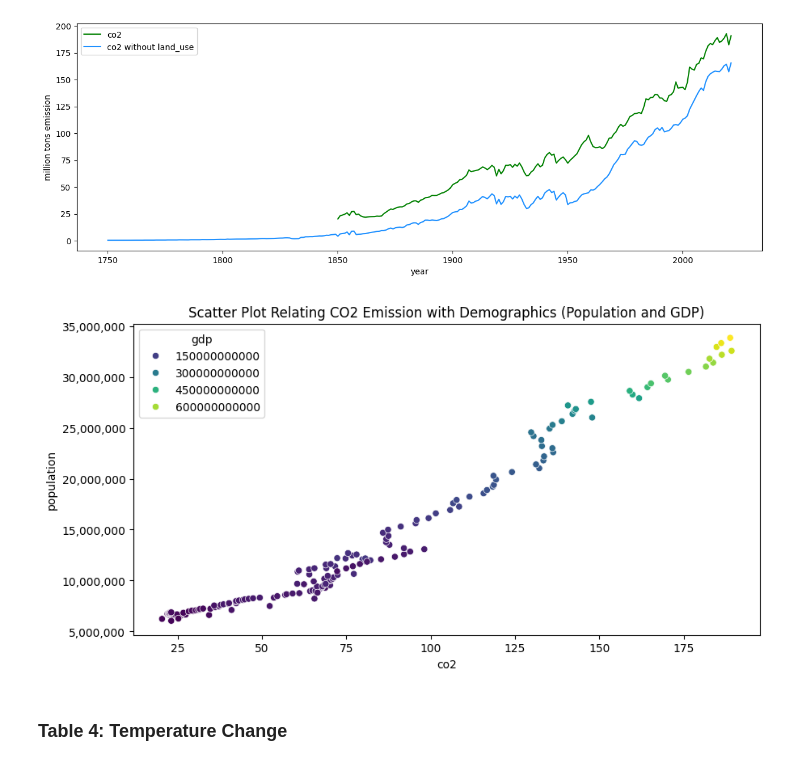
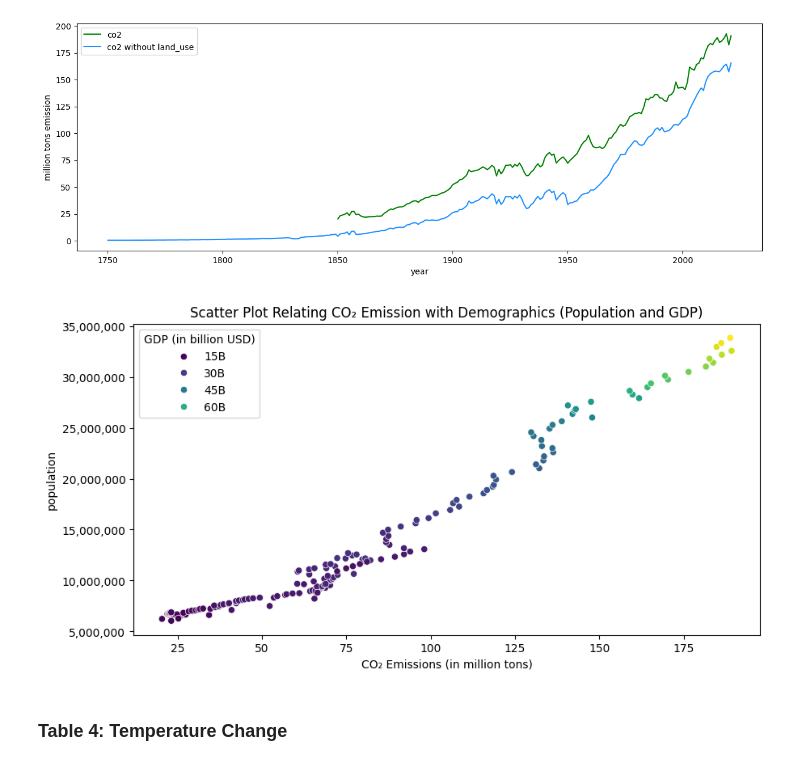
Before and after one commit to bryancastillo10/co2-emissions-analysis, a Jupyter notebook: data-preparation.ipynb, the cells around one changed output. Cells and saved outputs as stored; diff of their text form; code cells hidden in the pictures.

```diff
--- a/data-preparation.ipynb
+++ b/data-preparation.ipynb
@@ -187,17 +187,22 @@ plt.show()
 # %%
 import matplotlib.ticker as tck
 def comma_formatter(x, pos):
     return "{:,}".format(int(x))
 
 plt.figure(figsize=(10,5))
 scatter = sns.scatterplot(df_demo_yr,x="co2",y="population",hue="gdp",
 palette="viridis")
 scatter.yaxis.set_major_formatter(tck.FuncFormatter(comma_formatter))
 
-plt.title("Scatter Plot Relating CO2 Emission with Demographics (Population and GDP)")
+legend_labels = ['15B', '30B', '45B', '60B']
+ax = plt.gca()
+ax.legend(legend_labels, title="GDP (in billion USD)")
+
+plt.title("Scatter Plot Relating CO₂ Emission with Demographics (Population and GDP)")
+plt.xlabel("CO₂ Emissions (in million tons)")
 plt.show()
 # %% [output]
-[figure, old version]
+[figure, new version]
 # %% [markdown]
 <h3> Table 4: Temperature Change </h3>
 # %%
```
Also changed, not shown: parts of 1 cell of this notebook.
